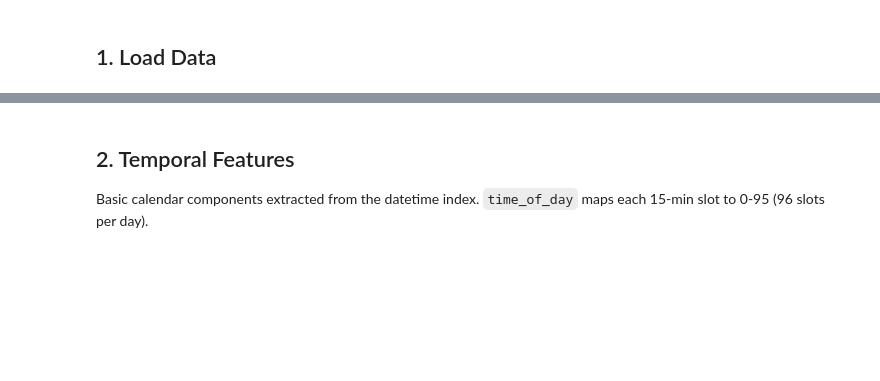
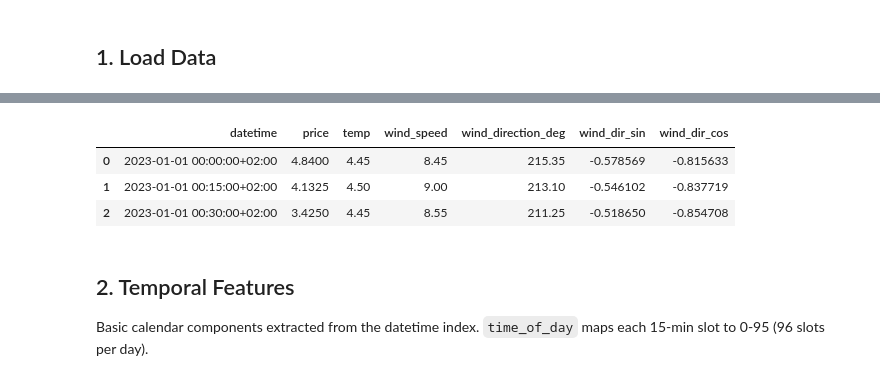
Before and after one commit to ThanSitt/nordpool_electricity_price_prediction, a Jupyter notebook: data/convertData/V1.5_feature_engineering.ipynb, the cells around one changed output, grey strips where cells are left out. Saved outputs shown, nothing was run; the diff lists cells and outputs as text; code cells hidden in the pictures; blank space fills up the shorter version.

```diff
--- a/data/convertData/V1.5_feature_engineering.ipynb
+++ b/data/convertData/V1.5_feature_engineering.ipynb
@@ -13,7 +13,9 @@ import holidays
 # %% [markdown]
 ## 1. Load Data
 # %%
-df = pd.read_csv("V1.5_15min_Dataset.csv", parse_dates=["datetime"])
+df = pd.read_csv("V1.5_15min_Dataset.csv")
+# parse_dates fails on timezone offset strings; use pd.to_datetime instead
+df["datetime"] = pd.to_datetime(df["datetime"], utc=True).dt.tz_convert("Europe/Helsinki")
 df = df.rename(columns={
     "temperature_c": "temp",
     "wind_speed_ms": "wind_speed",
@@ -23,3 +25,4 @@ df = df.sort_values("datetime").reset_index(drop=True)
 print("Shape:", df.shape)
 print("Date range:", df["datetime"].min(), "→", df["datetime"].max())
 df.head(3)
+# %% [output]
@@ -26,3 +31,7 @@ df.head(3)
+|  | datetime | price | temp | wind_speed | wind_direction_deg | wind_dir_sin | wind_dir_cos |
+| 0 | 2023-01-01 00:00:00+02:00 | 4.8400 | 4.45 | 8.45 | 215.35 | -0.578569 | -0.815633 |
+| 1 | 2023-01-01 00:15:00+02:00 | 4.1325 | 4.50 | 9.00 | 213.10 | -0.546102 | -0.837719 |
+| 2 | 2023-01-01 00:30:00+02:00 | 3.4250 | 4.45 | 8.55 | 211.25 | -0.518650 | -0.854708 |
 # %% [markdown]
 ## 2. Temporal Features
 
```
Also changed, not shown: parts of 8 cells of this notebook, 1 other file.
